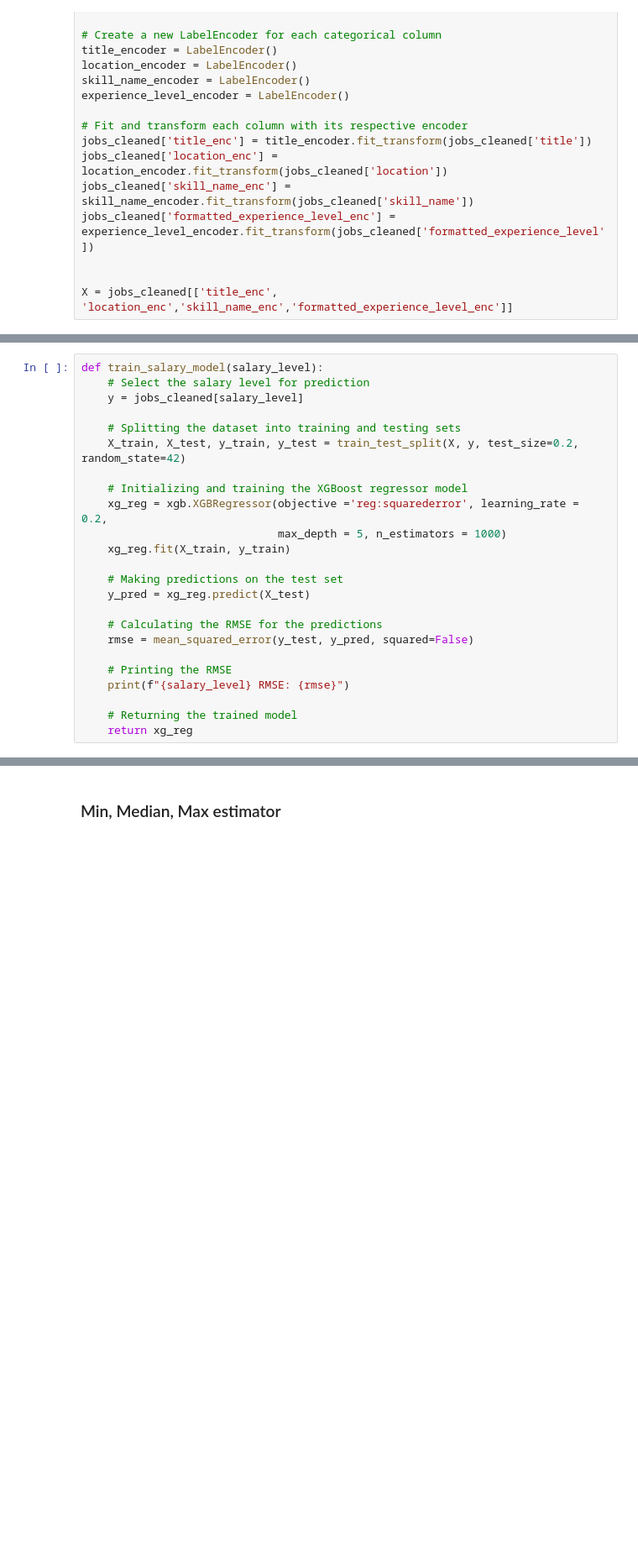
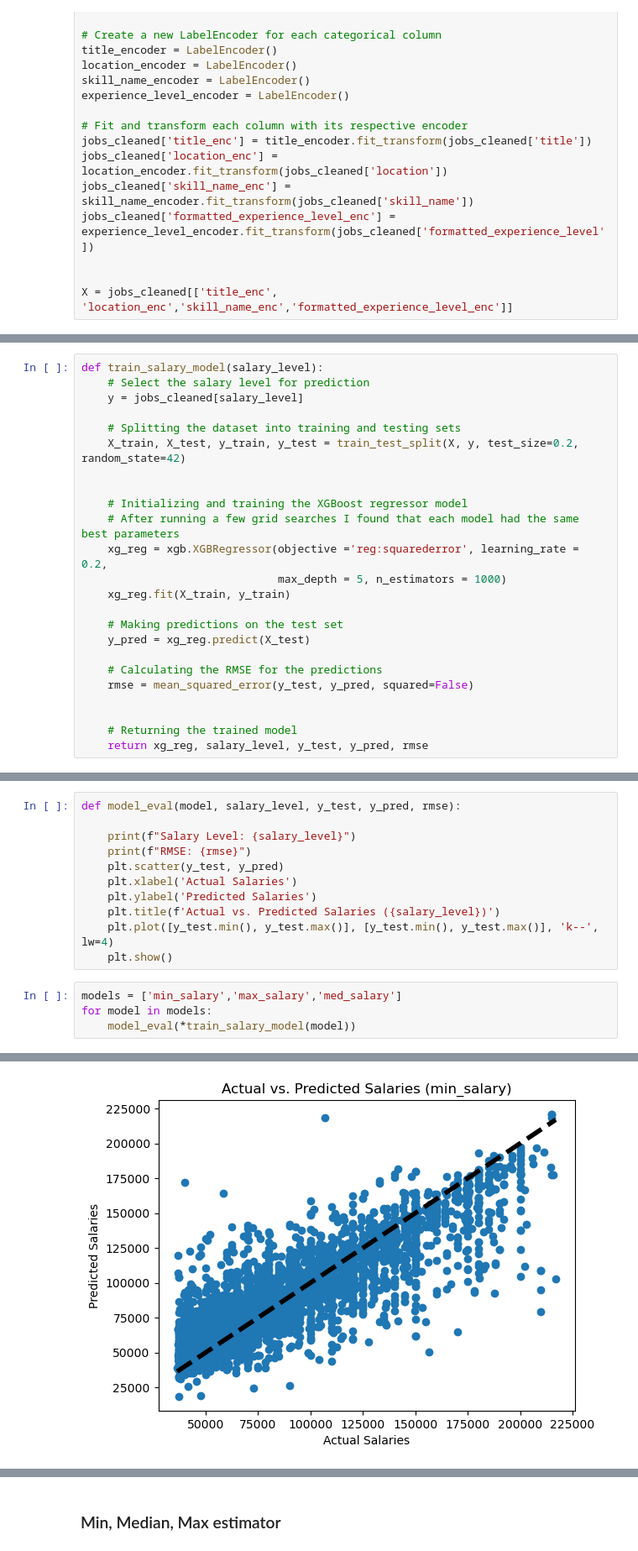
Before and after one commit to WesleyDickens/Salary-Prediction, a Jupyter notebook: Regressors.ipynb, the cells around one changed output, grey strips where cells are left out. Shown at 84% size. Drawn from its saved outputs; the diff is of its cells as text; blank space fills up the shorter version.

Commit message:
finalized model

```diff
--- a/Regressors.ipynb
+++ b/Regressors.ipynb
@@ -46,7 +48,9 @@ def train_salary_model(salary_level):
     # Splitting the dataset into training and testing sets
     X_train, X_test, y_train, y_test = train_test_split(X, y, test_size=0.2, random_state=42)
 
+
     # Initializing and training the XGBoost regressor model
+    # After running a few grid searches I found that each model had the same best parameters
     xg_reg = xgb.XGBRegressor(objective ='reg:squarederror', learning_rate = 0.2,
                               max_depth = 5, n_estimators = 1000)
     xg_reg.fit(X_train, y_train)
@@ -57,8 +61,6 @@ def train_salary_model(salary_level):
     # Calculating the RMSE for the predictions
     rmse = mean_squared_error(y_test, y_pred, squared=False)
 
-    # Printing the RMSE
-    print(f"{salary_level} RMSE: {rmse}")
 
     # Returning the trained model
-    return xg_reg
+    return xg_reg, salary_level, y_test, y_pred, rmse
@@ -66,0 +67,16 @@ def train_salary_model(salary_level):
+# %%
+def model_eval(model, salary_level, y_test, y_pred, rmse):
+
+    print(f"Salary Level: {salary_level}")
+    print(f"RMSE: {rmse}")
+    plt.scatter(y_test, y_pred)
+    plt.xlabel('Actual Salaries')
+    plt.ylabel('Predicted Salaries')
+    plt.title(f'Actual vs. Predicted Salaries ({salary_level})')
+    plt.plot([y_test.min(), y_test.max()], [y_test.min(), y_test.max()], 'k--', lw=4)
+    plt.show()
+# %%
+models = ['min_salary','max_salary','med_salary']
+for model in models:
+    model_eval(*train_salary_model(model))
+# %% [output]
@@ -66,0 +85 @@ def train_salary_model(salary_level):
+[figure, added]
```
Also changed, not shown: parts of 13 cells of this notebook, 2 other files.
